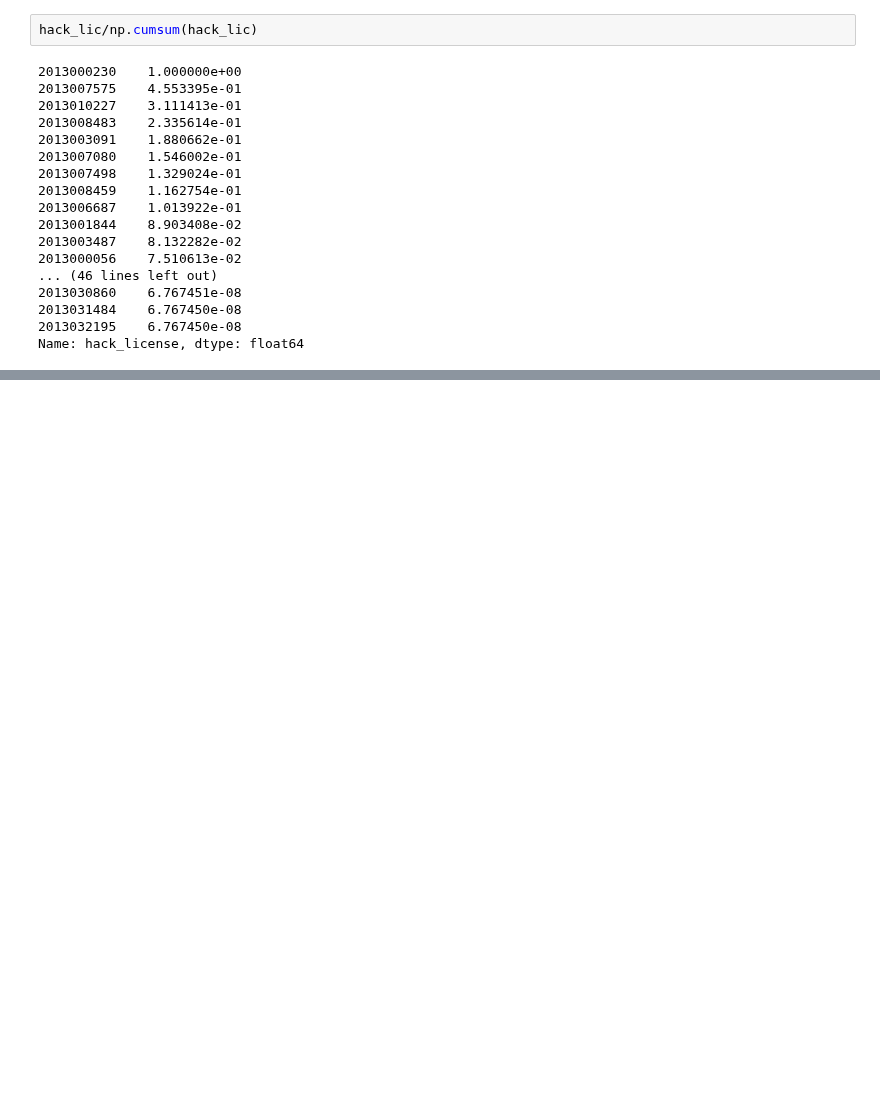
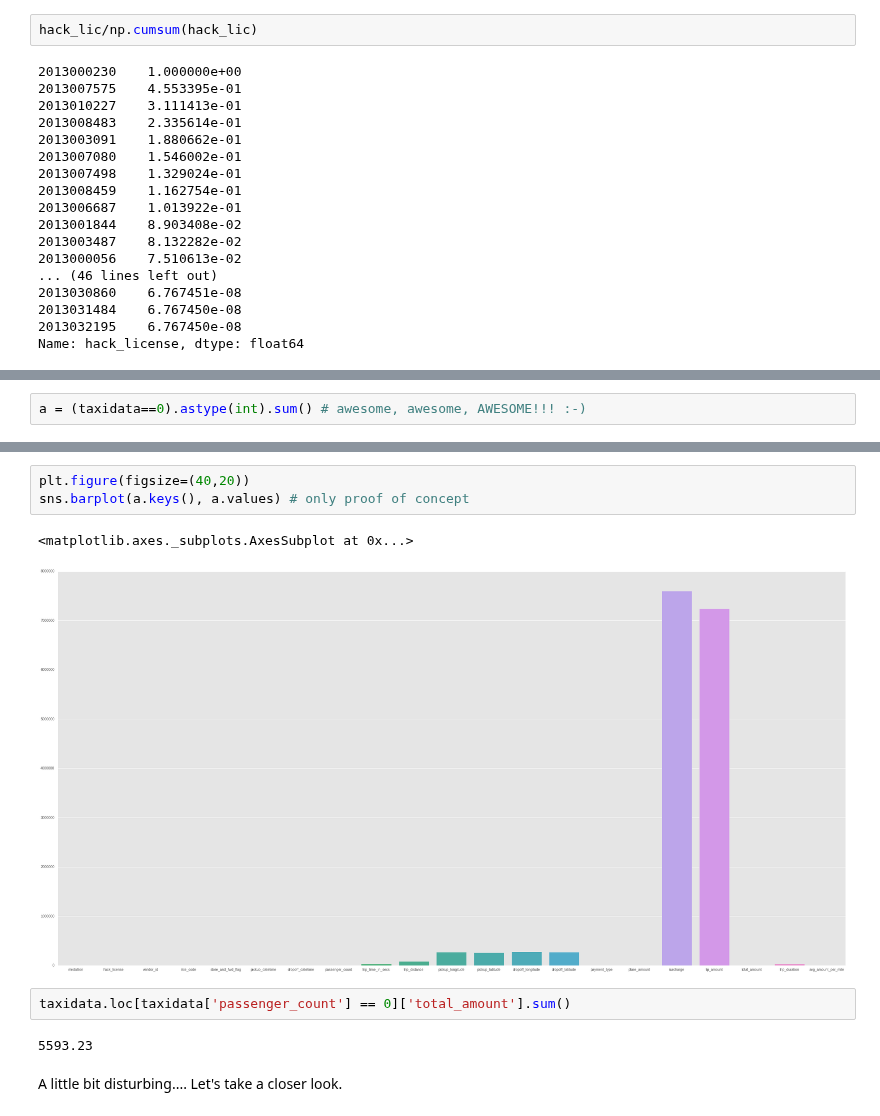
Before and after one commit to nikhase/nyc-taxi, a Jupyter notebook: monthlyDataAnalysis.ipynb, the cells around one changed output, grey strips where cells are left out. Cells and saved outputs as stored; diff of their text form; blank space fills up the shorter version.

```diff
--- a/monthlyDataAnalysis.ipynb
+++ b/monthlyDataAnalysis.ipynb
@@ -404,0 +565,2 @@ Name: hack_license, dtype: float64
+# %%
+a = (taxidata==0).astype(int).sum() # awesome, awesome, AWESOME!!! :-)
@@ -404,0 +617,12 @@ Name: hack_license, dtype: float64
+# %%
+plt.figure(figsize=(40,20))
+sns.barplot(a.keys(), a.values) # only proof of concept
+# %% [output]
+<matplotlib.axes._subplots.AxesSubplot at 0x...>
+[figure, added]
+# %%
+taxidata.loc[taxidata['passenger_count'] == 0]['total_amount'].sum()
+# %% [output]
+5593.23
+# %% [markdown]
+A little bit disturbing.... Let's take a closer look.
```
Also changed, not shown: parts of 35 cells of this notebook.
